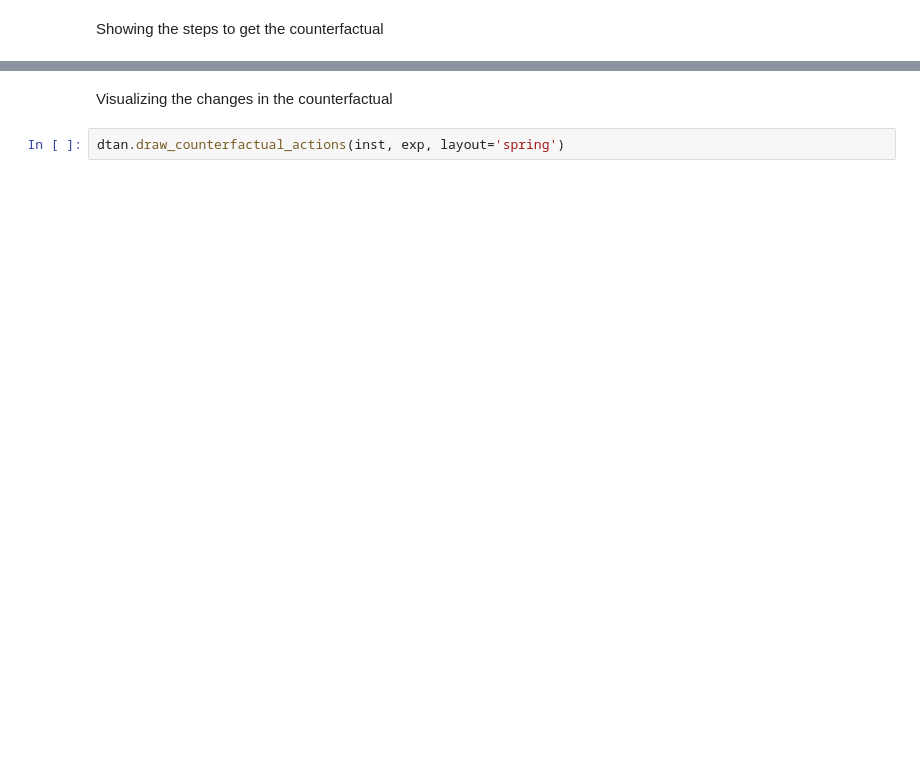
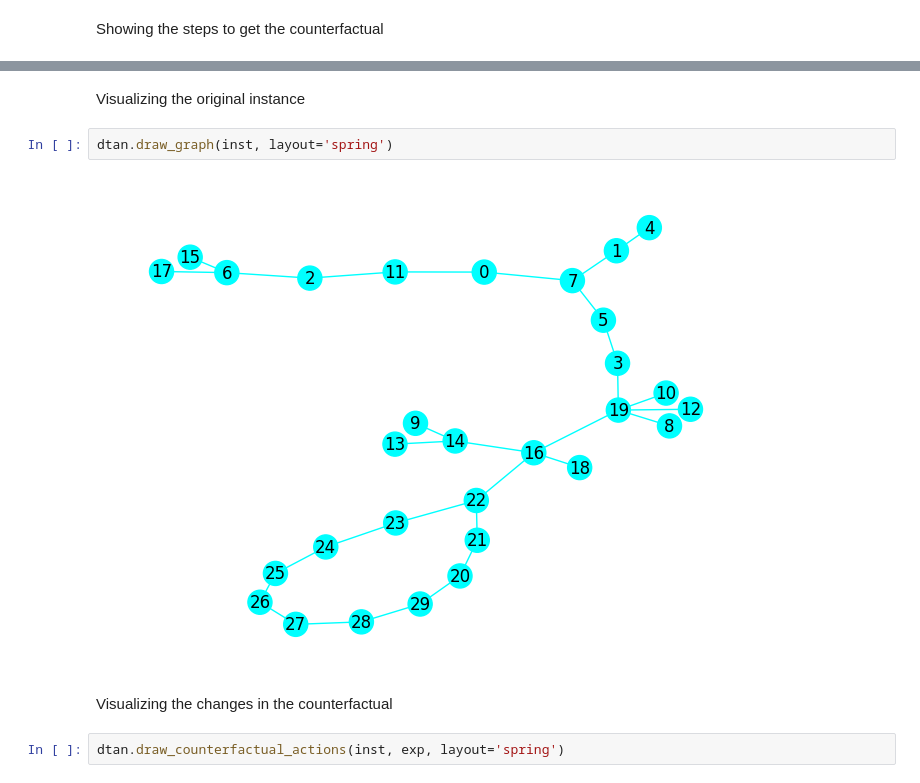
Before and after one commit to MarioTheOne/GRETEL, a Jupyter notebook: examples/5-visualizing_explanations.ipynb, the cells around one changed output, grey strips where cells are left out. Cells and saved outputs as stored; diff of their text form; blank space fills up the shorter version.

```diff
--- a/examples/5-visualizing_explanations.ipynb
+++ b/examples/5-visualizing_explanations.ipynb
@@ -85,3 +107,9 @@ Add Edges [(3, 4), (18, 20), (0, 2), (14, 25), (2, 8), (6, 11), (18, 19), (5, 6)
+# %% [markdown]
+Visualizing the original instance
+# %%
+dtan.draw_graph(inst, layout='spring')
+# %% [output]
+[figure, added]
 # %% [markdown]
 Visualizing the changes in the counterfactual
 # %%
```
Also changed, not shown: parts of 6 cells of this notebook, 15 other files.
